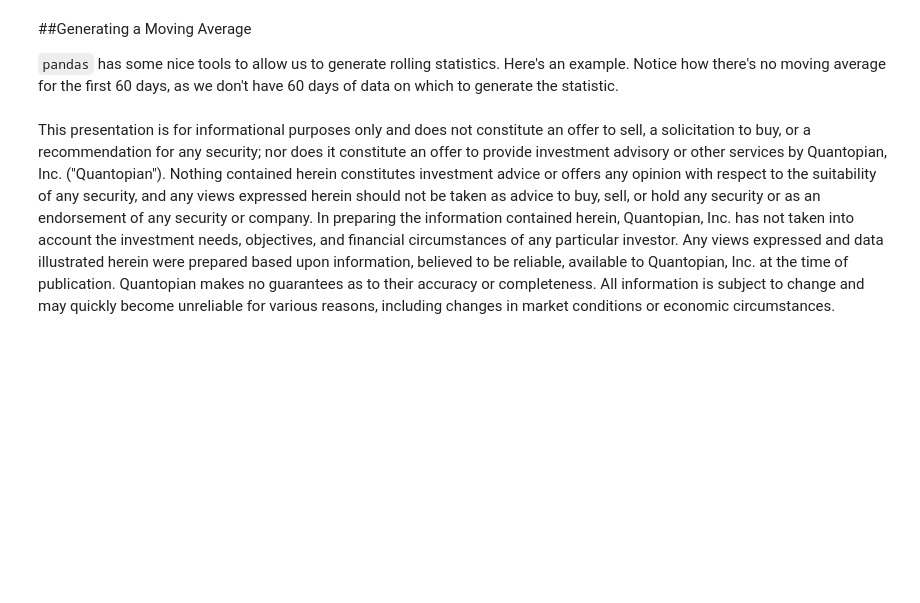
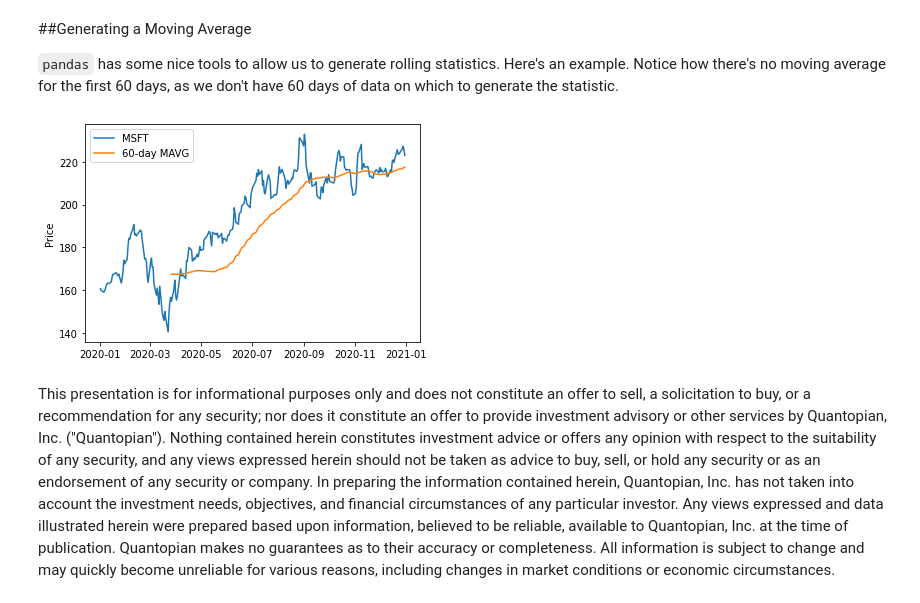
Before and after one commit to jpuentesg/MetNumUN2021I, a Jupyter notebook: Lab1/jpuentesglecture1.ipynb, the cells around one changed output. Drawn from its saved outputs; the diff is of its cells as text; code cells hidden in the pictures; blank space fills up the shorter version.

```diff
--- a/Lab1/jpuentesglecture1.ipynb
+++ b/Lab1/jpuentesglecture1.ipynb
@@ -249,10 +283,12 @@ plt.legend(['Normally Distributed Returns']);
 `pandas` has some nice tools to allow us to generate rolling statistics. Here's an example. Notice how there's no moving average for the first 60 days, as we don't have 60 days of data on which to generate the statistic.
 # %%
 # Take the average of the last 60 days at each timepoint.
-MAVG = pd.rolling_mean(X, window=60)
+MAVG = X.rolling(60).mean()
 plt.plot(X.index, X.values)
 plt.plot(MAVG.index, MAVG.values)
 plt.ylabel('Price')
 plt.legend(['MSFT', '60-day MAVG']);
+# %% [output]
+[figure, added]
 # %% [markdown]
 This presentation is for informational purposes only and does not constitute an offer to sell, a solicitation to buy, or a recommendation for any security; nor does it constitute an offer to provide investment advisory or other services by Quantopian, Inc. ("Quantopian"). Nothing contained herein constitutes investment advice or offers any opinion with respect to the suitability of any security, and any views expressed herein should not be taken as advice to buy, sell, or hold any security or as an endorsement of any security or company. In preparing the information contained herein, Quantopian, Inc. has not taken into account the investment needs, objectives, and financial circumstances of any particular investor. Any views expressed and data illustrated herein were prepared based upon information, believed to be reliable, available to Quantopian, Inc. at the time of publication. Quantopian makes no guarantees as to their accuracy or completeness. All information is subject to change and may quickly become unreliable for various reasons, including changes in market conditions or economic circumstances.
```
Also changed, not shown: parts of 14 cells of this notebook.
